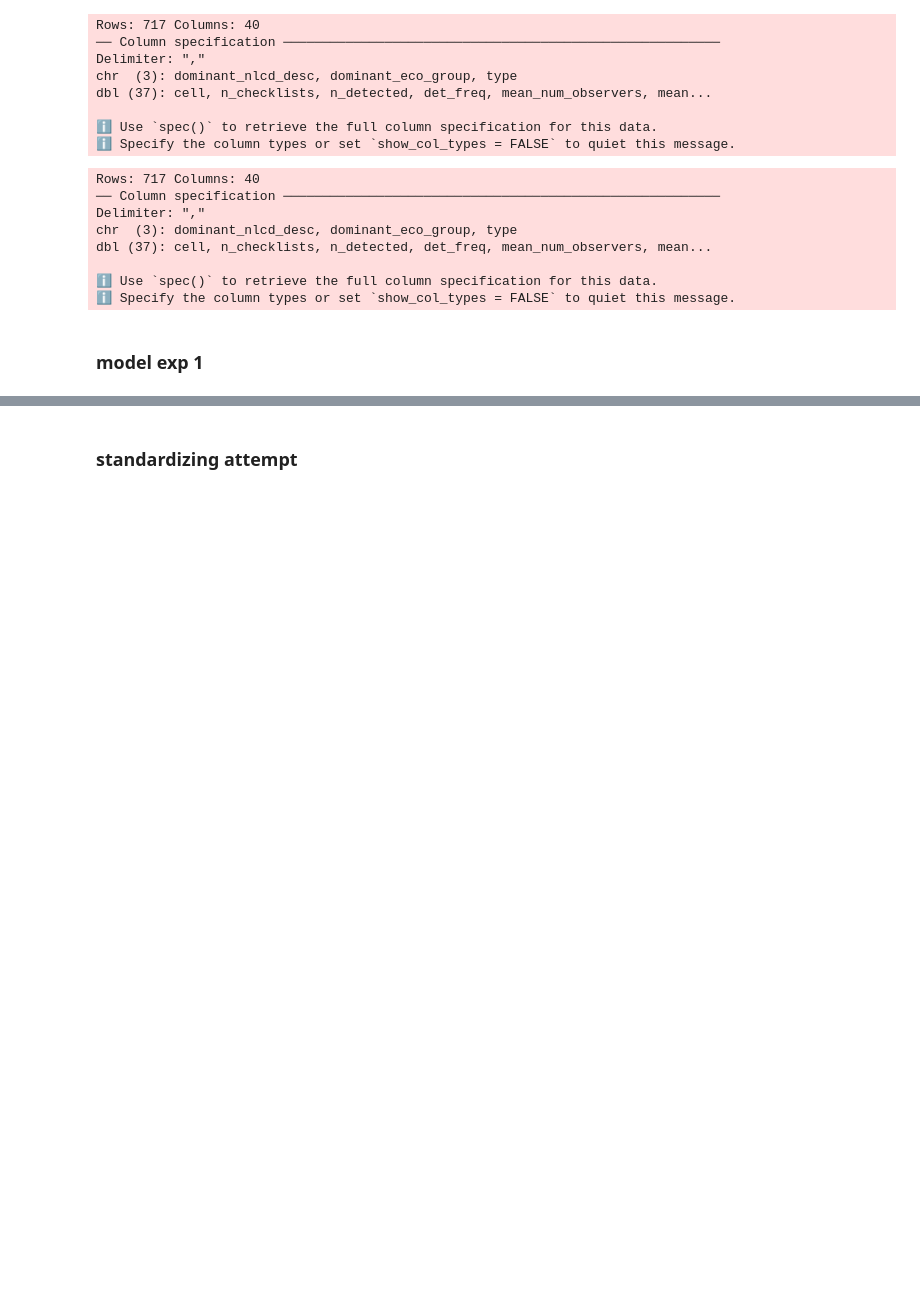
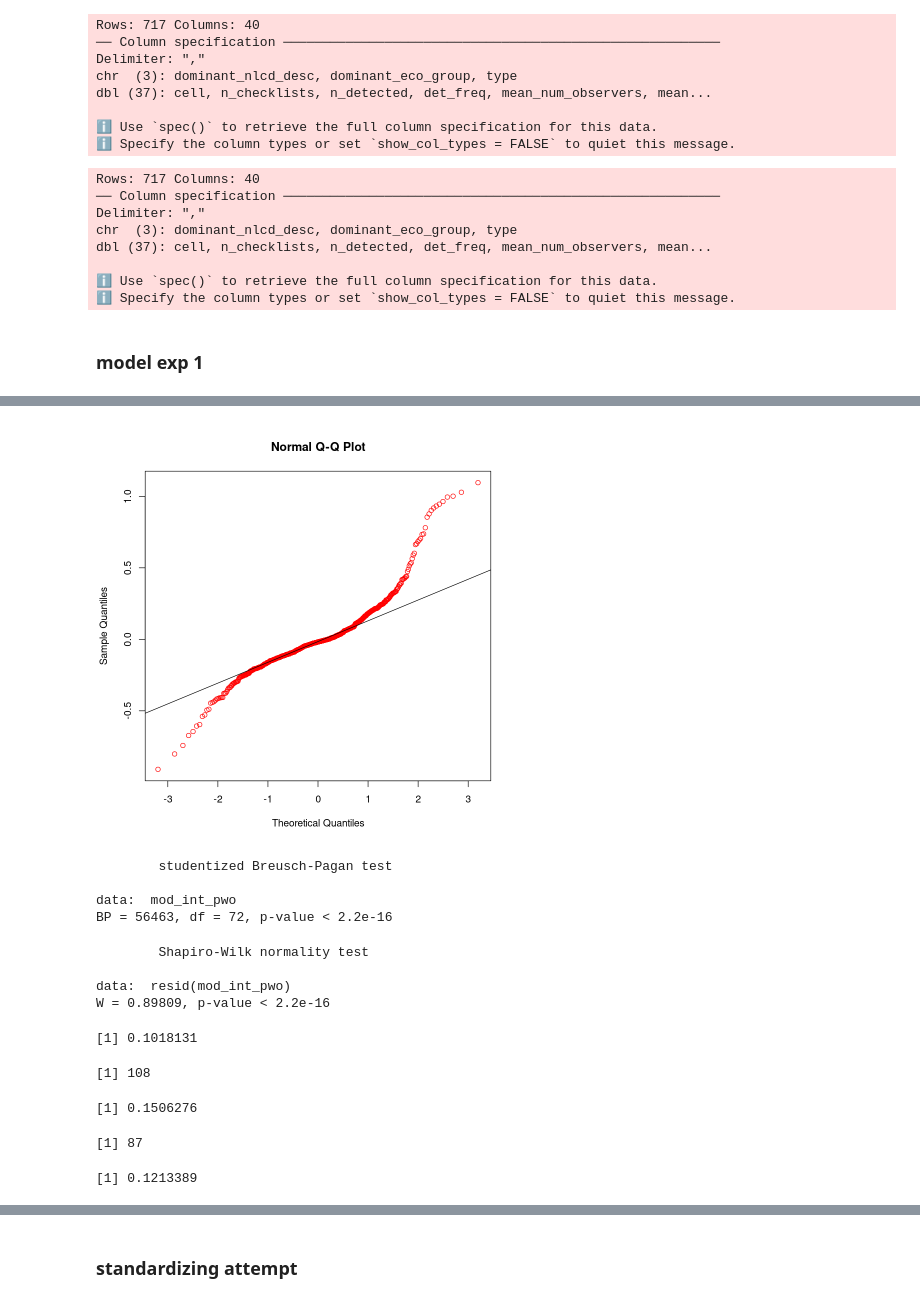
Before and after one commit to jbowen102/STAT_420_Final_Project, a Jupyter notebook: ebird_modeling.ipynb, the cells around one changed output, grey strips where cells are left out. Cells and saved outputs as stored; diff of their text form; code cells hidden in the pictures; blank space fills up the shorter version.

```diff
--- a/ebird_modeling.ipynb
+++ b/ebird_modeling.ipynb
@@ -385,0 +473,40 @@ F-statistic: 18.25 on 99 and 617 DF,  p-value: < 2.2e-16
+# %%
+qqnorm(resid(mod_int_pwo), col = "red")
+qqline(resid(mod_int_pwo))
+# %% [output]
+[figure, added]
+# %%
+library(lmtest)
+bptest(mod_int_pwo)
+# %% [output]
+        studentized Breusch-Pagan test
+
+data:  mod_int_pwo
+BP = 56463, df = 72, p-value < 2.2e-16
+# %%
+shapiro.test(resid(mod_int_pwo))
+# %% [output]
+        Shapiro-Wilk normality test
+
+data:  resid(mod_int_pwo)
+W = 0.89809, p-value < 2.2e-16
+# %%
+n = nrow(ebird_features_df_pwo)
+p = length(coef(mod_int_pwo))
+(h_mean = p / n)
+# (h_mean = mean(hatvalues(mod_int_pwo))) # same
+# %% [output]
+[1] 0.1018131
+# %%
+nrow(ebird_features_df_pwo[hatvalues(mod_int_pwo) > 2*h_mean,])
+nrow(ebird_features_df_pwo[hatvalues(mod_int_pwo) > 2*h_mean,]) / n
+# %% [output]
+[1] 108
+[1] 0.1506276
+# %%
+n = nrow(ebird_features_df_pwo)
+nrow(ebird_features_df_pwo[cooks.distance(mod_int_pwo) > 4/n,])
+nrow(ebird_features_df_pwo[cooks.distance(mod_int_pwo) > 4/n,]) / n
+# %% [output]
+[1] 87
+[1] 0.1213389
```
Also changed, not shown: parts of 26 cells of this notebook, 1 other file.
